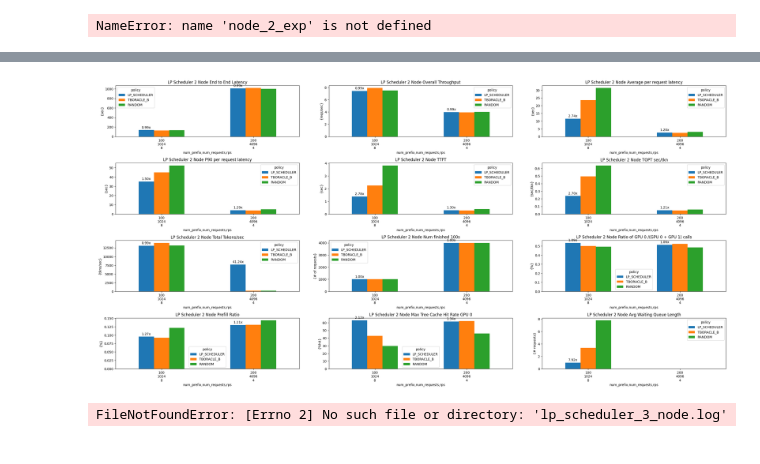
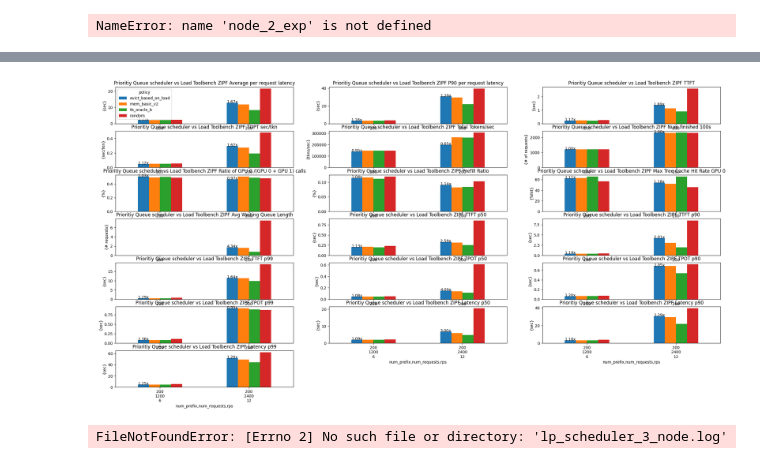
Before and after one commit to WukLab/preble, a Jupyter notebook: multi_node/benchmarks/plot_rps_results.ipynb, the cells around one changed output, grey strips where cells are left out. Cells and saved outputs as stored; diff of their text form; code cells hidden in the pictures.

Commit message:
Add eviction load + mem recompute based scheduler

```diff
--- a/multi_node/benchmarks/plot_rps_results.ipynb
+++ b/multi_node/benchmarks/plot_rps_results.ipynb
@@ -275,7 +275,7 @@ def compare_n_plots(
 
 def plot_metrics(metrics, title_prefix, ax_dims=(4, 3), figsize=(28, 14), global_metric_dfs={}, global_metric_columns=None, baseline_key = 'RANDOM'):
     fig, axes = plt.subplots(*ax_dims, figsize=figsize)
-    plt.tight_layout(pad=6.0)
+    plt.tight_layout(pad=12.0)
 
     # Ensure axes is always treated as an array, even when there's only one subplot
     axes = np.array(axes).reshape(-1)  # This handles both single and multiple Axes objects
@@ -313,11 +313,20 @@ def plot_metrics(metrics, title_prefix, ax_dims=(4, 3), figsize=(28, 14), global
 
     ]
 
-    policy_replacements = {'DataParallelRuntimeSelectionPolicy.': '', 'CUSTOM-CustomPolicyType.': '', "-":'', "DataParallelRuntimeSelectionPolicy.RANDOM-:": ""}  # Example replacement
+    policy_replacements = {
+        'DataParallelRuntimeSelectionPolicy.': '',
+        'CUSTOM-CustomPolicyType.': '',
+        "-":'',
+        "DataParallelRuntimeSelectionPolicy.RANDOM-:": "",
+        "BASIC_MEM_SCHEDULERV2:": "",
+        "MemSchedulerEvictBasedOnLoad:": "",
+        "TBORACLE_B:": "",
+        "RANDOM:": ""
+        }  # Example replacement
 
 
     ax_index = 0
-    for config in plot_configs:
+    for i, config in enumerate(plot_configs):
         if ax_index >= len(axes):  # Prevent index out of range
             break
         metric_data = metrics.get(config["metric_key"], [])
@@ -338,14 +347,14 @@ def plot_metrics(metrics, title_prefix, ax_dims=(4, 3), figsize=(28, 14), global
                 metric_columns = global_metric_columns
             else:
                 metric_columns = [col for col in df.columns if 'speedup_over_random' != col]
-            bars = df[metric_columns].plot(kind='bar', ax=ax, title=f"{title_prefix} {title}", rot=0, ylabel={config["ylabel"]})
+            bars = df[metric_columns].plot(kind='bar', ax=ax, title=f"{title_prefix} {title}", rot=0, ylabel={config["ylabel"]}, legend=(i == 0))
             if 'speedup_over_random' in df.columns:
                 for bar, speedup in zip(bars.get_children(), df['speedup_over_random']):
                     if pd.notna(speedup):  # Check if speedup value exists and is not NaN
                         height = bar.get_height()
                         ax.annotate(f'{speedup:.2f}x',
                                     xy=(bar.get_x() + bar.get_width() / 2, height),
-                                    xytext=(0, 3),  # 3 points vertical offset
+                                    xytext=(0, -3),  # 3 points vertical offset
                                     textcoords="offset points",
                                     ha='center', va='bottom')
             x_labels = []
@@ -480,7 +506,8 @@ NameError: name 'node_2_exp' is not defined
 # %%
-log_file = "lp_scheduler_2_node.log"
+log_file = "evict_based_load/toolbench_mem_and_evict_zipf.log"
 param_keys = ["model_name", "num_prefix", "percent_random_prefixes", "num_requests", "rps", "policy", "exp_time"]
 metrics = extract_metrics(log_file, param_keys, max_gpus=2)
 lp_scheduler_exp = {}
-plot_metrics(metrics, "LP Scheduler 2 Node", global_metric_dfs=lp_scheduler_exp, global_metric_columns=['LP_SCHEDULER', 'TBORACLE_B', 'RANDOM'])
+plot_metrics(metrics, "Prioritiy Queue scheduler vs Load Toolbench ZIPF", global_metric_dfs=lp_scheduler_exp, baseline_key="random",
+            global_metric_columns=["evict_based_on_load", "mem_basic_v2", "tb_oracle_b", "random"], ax_dims=(7, 3))
 # %% [output]
@@ -487,4 +530,4 @@ plot_metrics(metrics, "LP Scheduler 2 Node", global_metric_dfs=lp_scheduler_exp,
-[figure, old version]
+[figure, new version]
 # %%
 log_file = "lp_scheduler_3_node.log"
 param_keys = ["model_name", "num_prefix", "percent_random_prefixes", "num_requests", "rps", "policy", "exp_time"]
```
Also changed, not shown: parts of 2 cells of this notebook, 11 other files.
